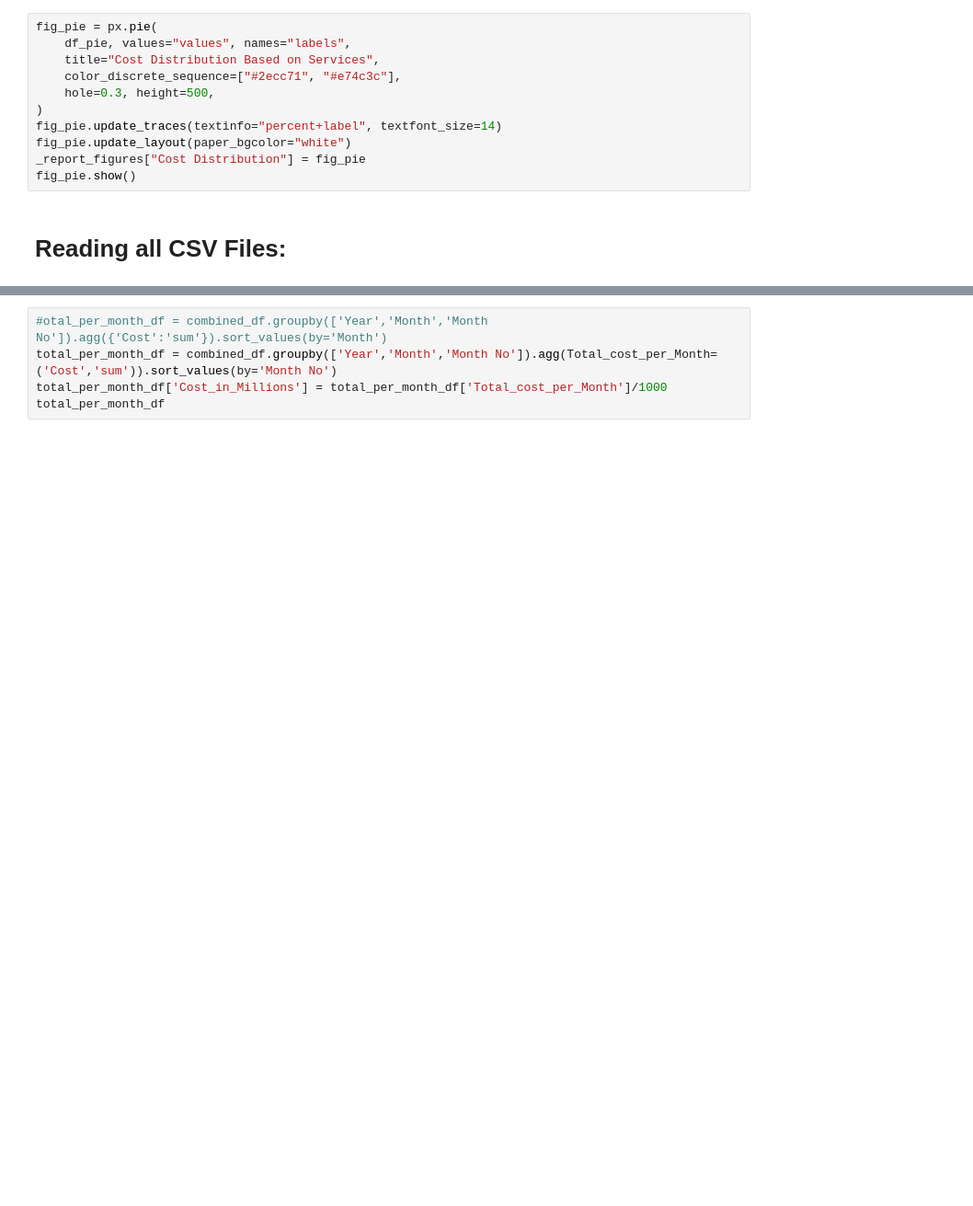
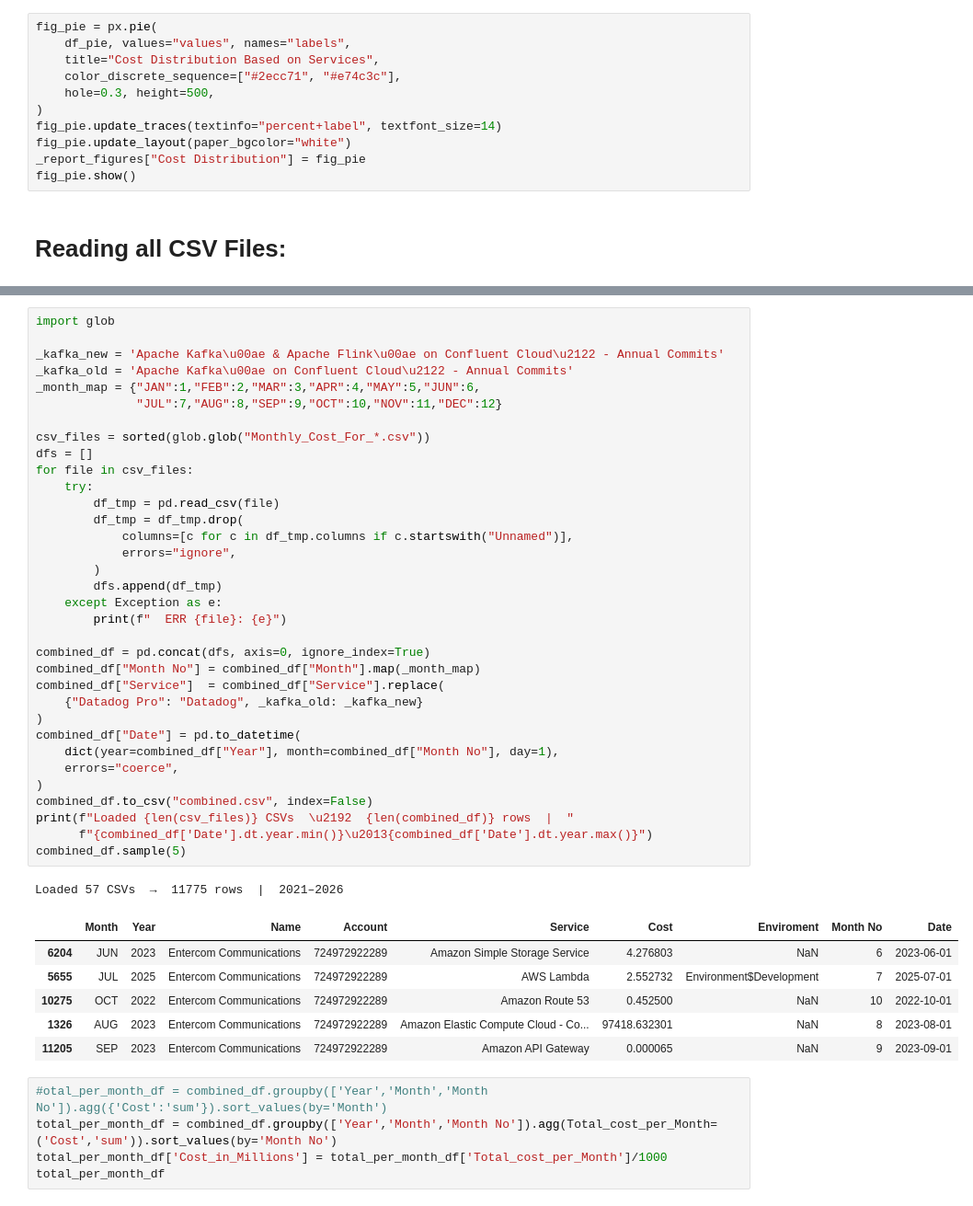
Before and after one commit to jorgeerodriguez/FinOps_AWS, a Jupyter notebook: FinOps.ipynb, the cells around one changed output, grey strips where cells are left out. Shown at 92% size. Saved outputs shown, nothing was run; the diff lists cells and outputs as text; blank space fills up the shorter version.

```diff
--- a/FinOps.ipynb
+++ b/FinOps.ipynb
@@ -844,3 +777,45 @@ reading File: Monthly_Cost_For_SEP_2022.csv
+# %%
+import glob
+
+_kafka_new = 'Apache Kafka\u00ae & Apache Flink\u00ae on Confluent Cloud\u2122 - Annual Commits'
+_kafka_old = 'Apache Kafka\u00ae on Confluent Cloud\u2122 - Annual Commits'
+_month_map = {"JAN":1,"FEB":2,"MAR":3,"APR":4,"MAY":5,"JUN":6,
+              "JUL":7,"AUG":8,"SEP":9,"OCT":10,"NOV":11,"DEC":12}
+
+csv_files = sorted(glob.glob("Monthly_Cost_For_*.csv"))
+dfs = []
+for file in csv_files:
+    try:
+        df_tmp = pd.read_csv(file)
+        df_tmp = df_tmp.drop(
+            columns=[c for c in df_tmp.columns if c.startswith("Unnamed")],
+            errors="ignore",
+        )
+        dfs.append(df_tmp)
+    except Exception as e:
+        print(f"  ERR {file}: {e}")
+
+combined_df = pd.concat(dfs, axis=0, ignore_index=True)
+combined_df["Month No"] = combined_df["Month"].map(_month_map)
+combined_df["Service"]  = combined_df["Service"].replace(
+    {"Datadog Pro": "Datadog", _kafka_old: _kafka_new}
+)
+combined_df["Date"] = pd.to_datetime(
+    dict(year=combined_df["Year"], month=combined_df["Month No"], day=1),
+    errors="coerce",
+)
+combined_df.to_csv("combined.csv", index=False)
+print(f"Loaded {len(csv_files)} CSVs  \u2192  {len(combined_df)} rows  |  "
+      f"{combined_df['Date'].dt.year.min()}\u2013{combined_df['Date'].dt.year.max()}")
+combined_df.sample(5)
+# %% [output]
+Loaded 57 CSVs  →  11775 rows  |  2021–2026
+|  | Month | Year | Name | Account | Service | Cost | Enviroment | Month No | Date |
+| 6204 | JUN | 2023 | Entercom Communications | 724972922289 | Amazon Simple Storage Service | 4.276803 | NaN | 6 | 2023-06-01 |
+| 5655 | JUL | 2025 | Entercom Communications | 724972922289 | AWS Lambda | 2.552732 | Environment$Development | 7 | 2025-07-01 |
+| 10275 | OCT | 2022 | Entercom Communications | 724972922289 | Amazon Route 53 | 0.452500 | NaN | 10 | 2022-10-01 |
+| 1326 | AUG | 2023 | Entercom Communications | 724972922289 | Amazon Elastic Compute Cloud - Co... | 97418.632301 | NaN | 8 | 2023-08-01 |
+| 11205 | SEP | 2023 | Entercom Communications | 724972922289 | Amazon API Gateway | 0.000065 | NaN | 9 | 2023-09-01 |
 # %%
 #otal_per_month_df = combined_df.groupby(['Year','Month','Month No']).agg({'Cost':'sum'}).sort_values(by='Month')
 total_per_month_df = combined_df.groupby(['Year','Month','Month No']).agg(Total_cost_per_Month=('Cost','sum')).sort_values(by='Month No')
```
Also changed, not shown: parts of 8 cells of this notebook, 1 other file.
